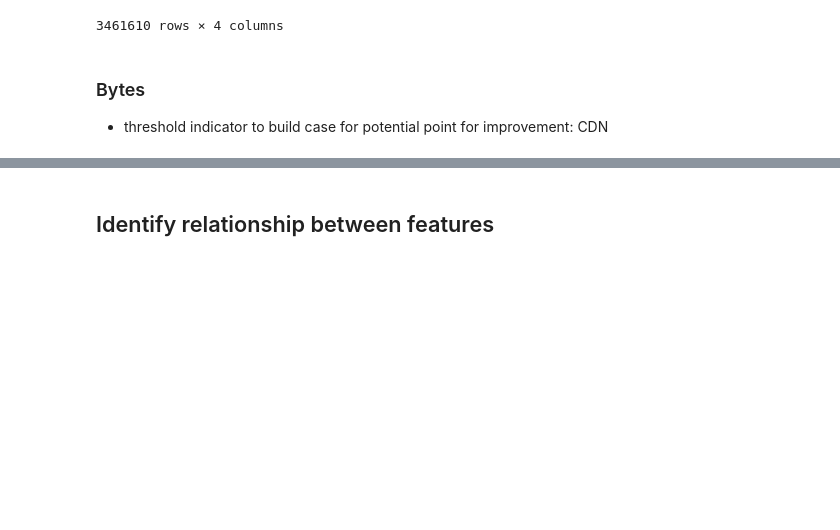
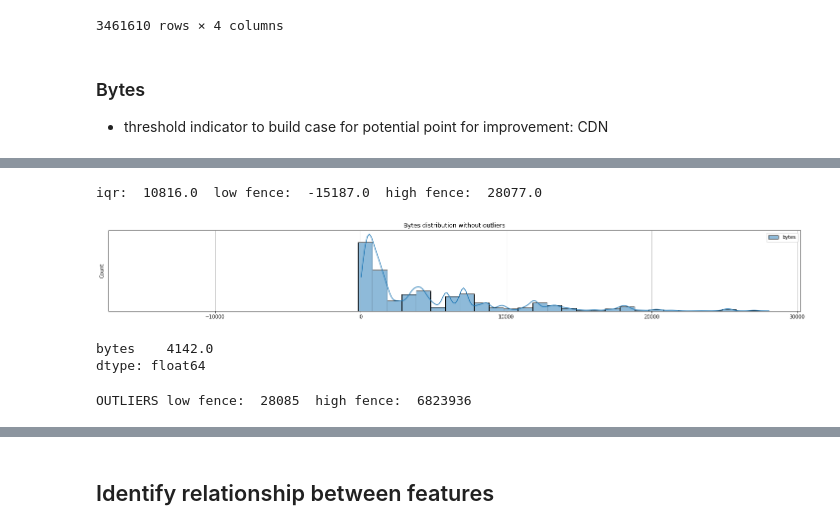
Before and after one commit to emtabiraobarias/nasa-website-1995-analysis, a Jupyter notebook: eda/nasa_website_analysis.ipynb, the cells around one changed output, grey strips where cells are left out. Drawn from its saved outputs; the diff is of its cells as text; code cells hidden in the pictures; blank space fills up the shorter version.

```diff
--- a/eda/nasa_website_analysis.ipynb
+++ b/eda/nasa_website_analysis.ipynb
@@ -651,0 +686,37 @@ df_response
+# %%
+df_25pct_return_bytes = df_return_bytes.quantile(0.25)['bytes']
+df_50pct_return_bytes = df_return_bytes.quantile(0.5)['bytes']
+df_75pct_return_bytes = df_return_bytes.quantile(0.75)['bytes']
+
+#df_1stqt_return_bytes = df_return_bytes[df_return_bytes['bytes'].le(df_25pct_return_bytes)].filter(['bytes'])
+#df_2ndqt_return_bytes = df_return_bytes[df_return_bytes['bytes'].gt(df_25pct_return_bytes) & df_return_bytes['bytes'].le(df_50pct_return_bytes)].filter(['bytes'])
+#df_3rdqt_return_bytes = df_return_bytes[df_return_bytes['bytes'].gt(df_50pct_return_bytes) & df_return_bytes['bytes'].le(df_75pct_return_bytes)].filter(['bytes'])
+
+iqr = df_75pct_return_bytes - df_25pct_return_bytes #Interquartile range
+fence_low = df_25pct_return_bytes - (1.5*iqr)
+fence_high = df_75pct_return_bytes + (1.5*iqr)
+
+print('iqr: ', iqr, ' low fence: ', fence_low, ' high fence: ', fence_high)
+# %% [output]
+iqr:  10816.0  low fence:  -15187.0  high fence:  28077.0
+# %%
+fig, ax1 = plt.subplots(figsize=(25,3))
+ax1 = df_return_bytes.boxplot(column='bytes', vert=False, showfliers=False)
+ax1 = sns.histplot(df_return_bytes[df_return_bytes['bytes'] < fence_high], kde=True, bins=np.arange(fence_low, fence_high, 1000))
+plt.title('Bytes distribution without outliers')
+plt.show()
+
+print(df_return_bytes.median())
+# %% [output]
+[figure, added]
+bytes    4142.0
+dtype: float64
+# %%
+df_outliers = df_return_bytes[df_return_bytes['bytes'] > fence_high]
+
+outliers_fence_low = df_outliers.min()['bytes']
+outliers_fence_high = df_outliers.max()['bytes']
+
+print('OUTLIERS low fence: ', outliers_fence_low, ' high fence: ', outliers_fence_high)
+# %% [output]
+OUTLIERS low fence:  28085  high fence:  6823936
```
Also changed, not shown: parts of 6 cells of this notebook.
